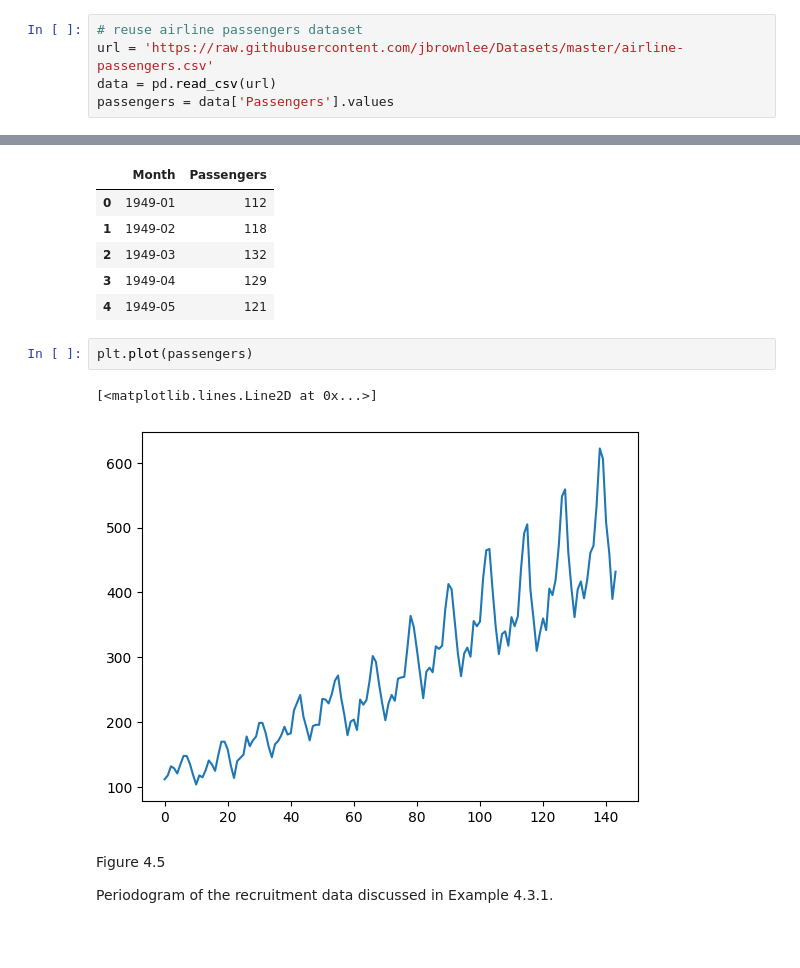
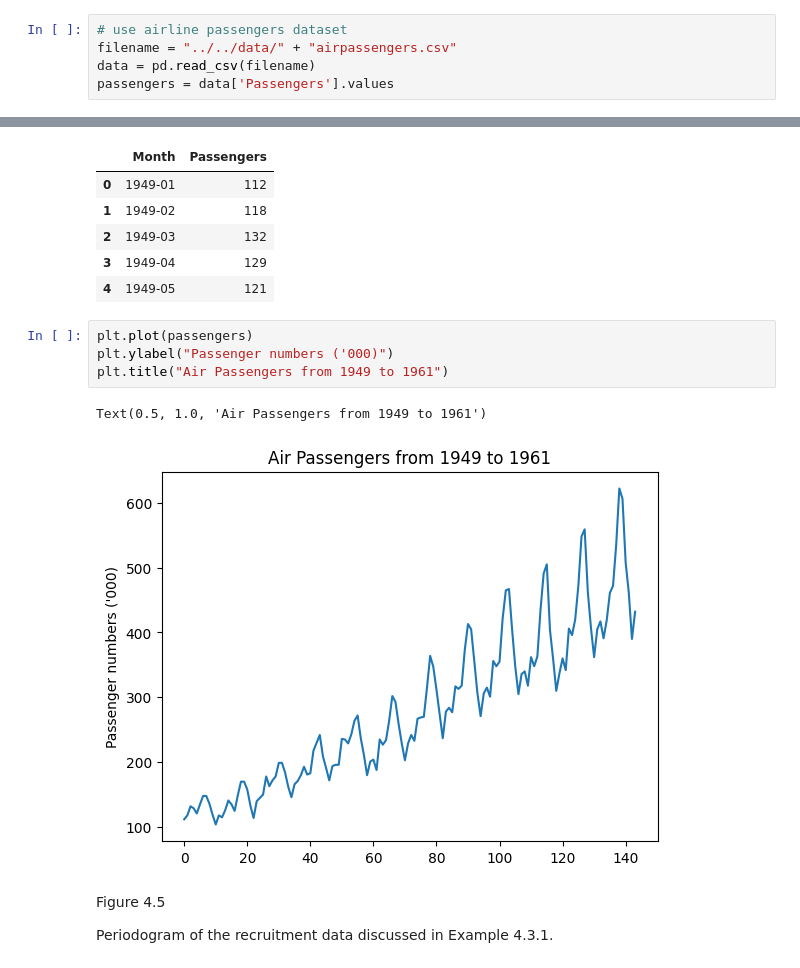
Before and after one commit to lu-lu-xue/Applied-Time-Series-Analysis, a Jupyter notebook: Python/ch4/Section 4.3.ipynb, the cells around one changed output, grey strips where cells are left out. Saved outputs shown, nothing was run; the diff lists cells and outputs as text; blank space fills up the shorter version.

Commit message:
add the path of airpassengers file

```diff
--- a/Python/ch4/Section 4.3.ipynb
+++ b/Python/ch4/Section 4.3.ipynb
@@ -8,9 +8,9 @@ import numpy as np
 from numpy.fft import fft, ifft
 from statsmodels.tsa.arima_process import ArmaProcess
 # %%
-# reuse airline passengers dataset
-url = 'https://raw.githubusercontent.com/jbrownlee/Datasets/master/airline-passengers.csv'
-data = pd.read_csv(url)
+# use airline passengers dataset
+filename = "../../data/" + "airpassengers.csv"
+data = pd.read_csv(filename)
 passengers = data['Passengers'].values
 # %%
 data.head()
@@ -21,11 +21,13 @@ data.head()
 | 2 | 1949-03 | 132 |
 | 3 | 1949-04 | 129 |
 | 4 | 1949-05 | 121 |
-# %%
-plt.plot(passengers)
-# %% [output]
-[<matplotlib.lines.Line2D at 0x...>]
-[figure, removed]
+# %%
+plt.plot(passengers)
+plt.ylabel("Passenger numbers ('000)")
+plt.title("Air Passengers from 1949 to 1961")
+# %% [output]
+Text(0.5, 1.0, 'Air Passengers from 1949 to 1961')
+[figure, added]
 # %% [markdown]
 Figure 4.5
 
```
